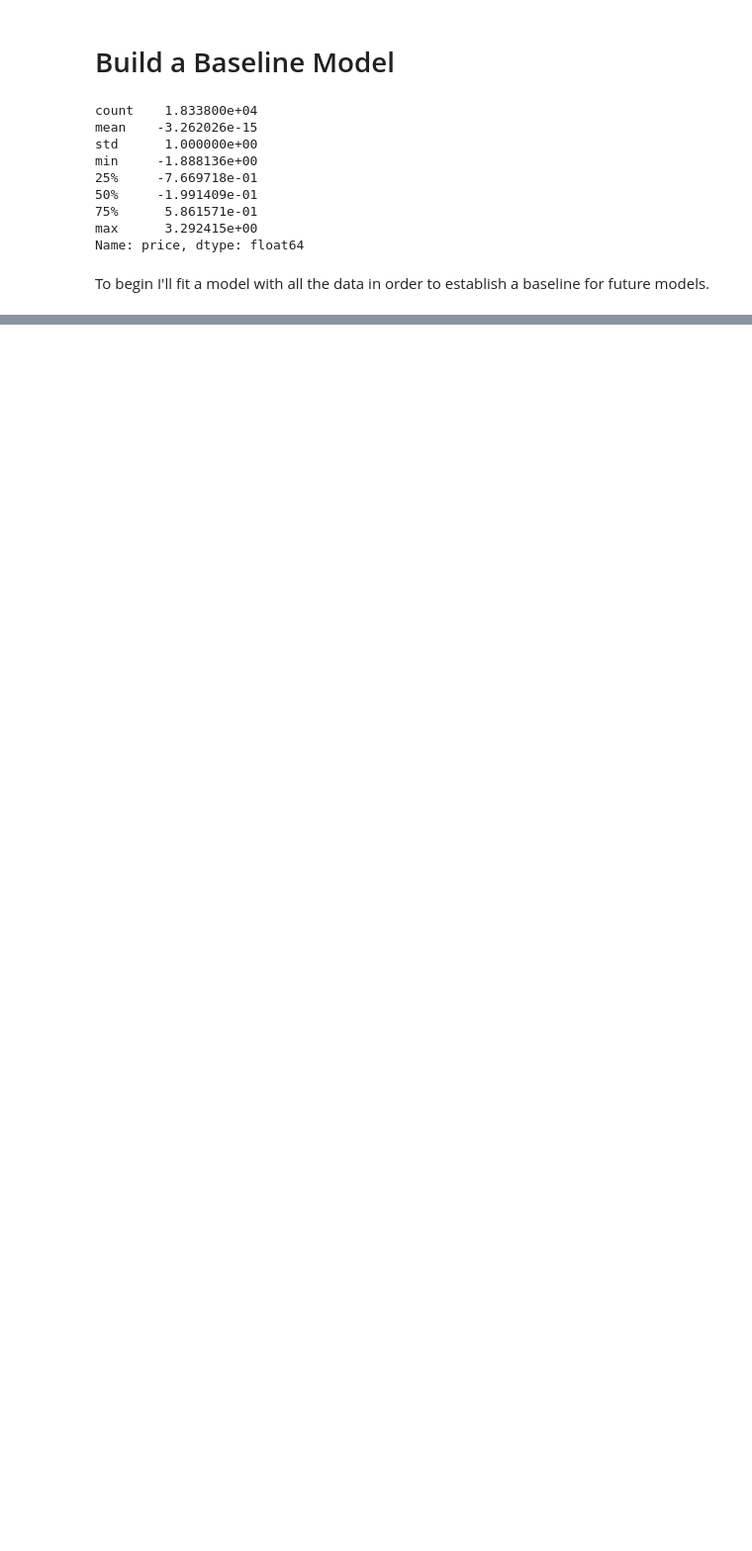
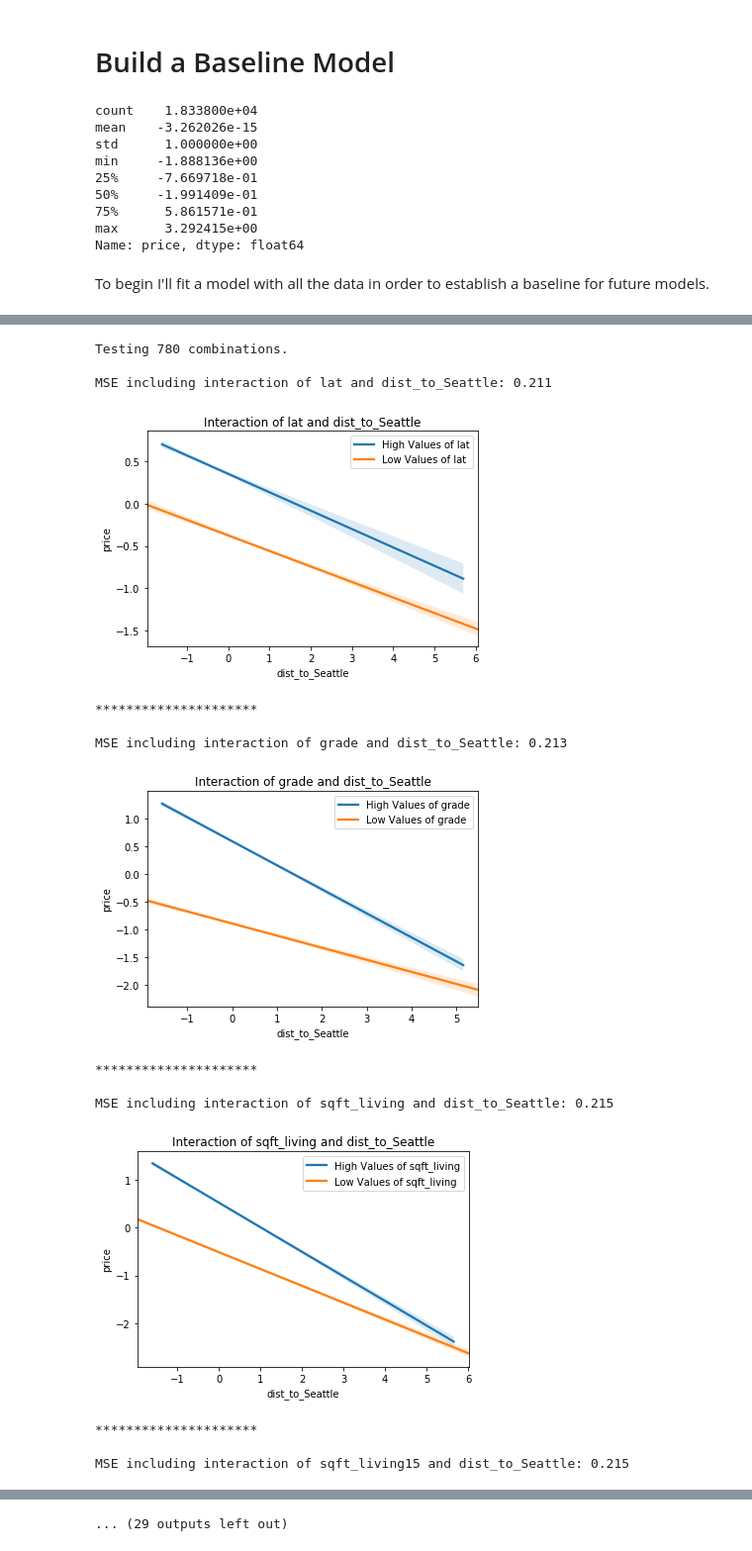
Before and after one commit to shsobieski/Housing-Valuation-Tool, a Jupyter notebook: ProjectNotebook.ipynb, the cells around one changed output, grey strips where cells are left out. Shown at 99% size. Cells and saved outputs as stored; diff of their text form; code cells hidden in the pictures; blank space fills up the shorter version.

```diff
--- a/ProjectNotebook.ipynb
+++ b/ProjectNotebook.ipynb
@@ -875,22 +932,22 @@ def plot_interaction(col1, col2):
     plt.show();
     print('\n*********************\n')
 # %%
-def find_interactions(n, model):
+def find_interactions(n, model, ind_train):
     """
     Returns n most predictive interactions based on low MSE.
 
     Parameters:
     n: int. the number of interactions selected.
     model: LinearRegression() object being tested.
+    ind_train: the independent variables in the training set.
     """
-    con_train_data = (X_train.select_dtypes(exclude='uint8'))
-    combos = list(combinations(con_train_data.columns, 2))
+    combos = list(combinations(ind_train.columns, 2))
     print('Testing {} combinations.\n'.format(len(combos)))
     inters = [(100,0,0)]*n
-    temp_X = X_train.loc[:]
+    temp_X = ind_train.loc[:]
     for combo in combos:
-        temp_X['interaction']=(con_train_data.loc[:, combo[0]]
-                               *con_train_data.loc[:, combo[1]])
+        temp_X['interaction']=(ind_train.loc[:, combo[0]]
+                               *ind_train.loc[:, combo[1]])
         linreg = LinearRegression()
         model = linreg.fit(temp_X, y_train)
         y_pred = model.predict(temp_X)
@@ -902,3 +959,5 @@ def find_interactions(n, model):
         print('MSE including interaction of {} and {}: {}'
               .format(inter[1], inter[2], inter[0]))
         plot_interaction(inter[1], inter[2])
+    fin_inters = [i[1:] for i in inters]
+    return fin_inters
@@ -928,0 +964,18 @@ MSE including interaction of grade and lat: 0.14
+# %%
+interactions = find_interactions(20, model1, X_train)
+# %% [output]
+Testing 780 combinations.
+
+MSE including interaction of lat and dist_to_Seattle: 0.211
+[figure, added]
+*********************
+
+MSE including interaction of grade and dist_to_Seattle: 0.213
+[figure, added]
+*********************
+
+MSE including interaction of sqft_living and dist_to_Seattle: 0.215
+[figure, added]
+*********************
+
+MSE including interaction of sqft_living15 and dist_to_Seattle: 0.215
@@ -928,0 +991 @@ MSE including interaction of grade and lat: 0.14
+... (29 outputs left out)
```
Also changed, not shown: parts of 45 cells of this notebook, 1 other file.
